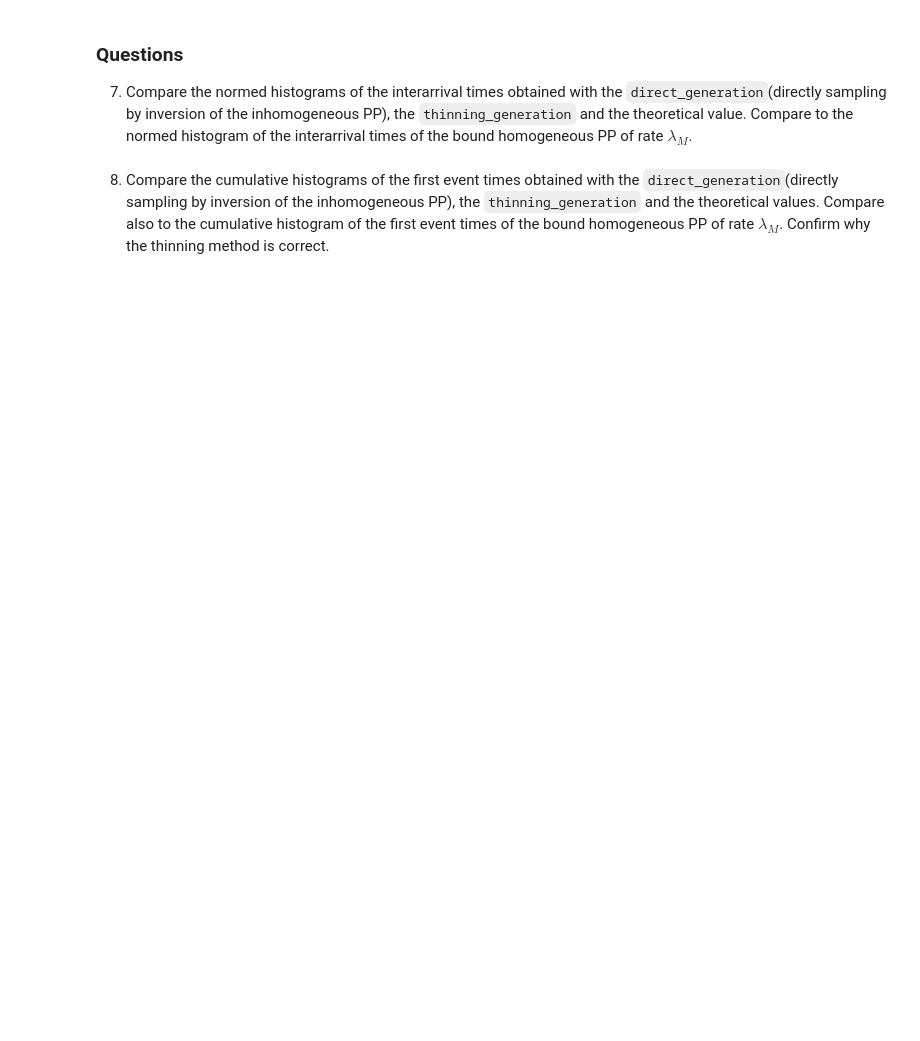
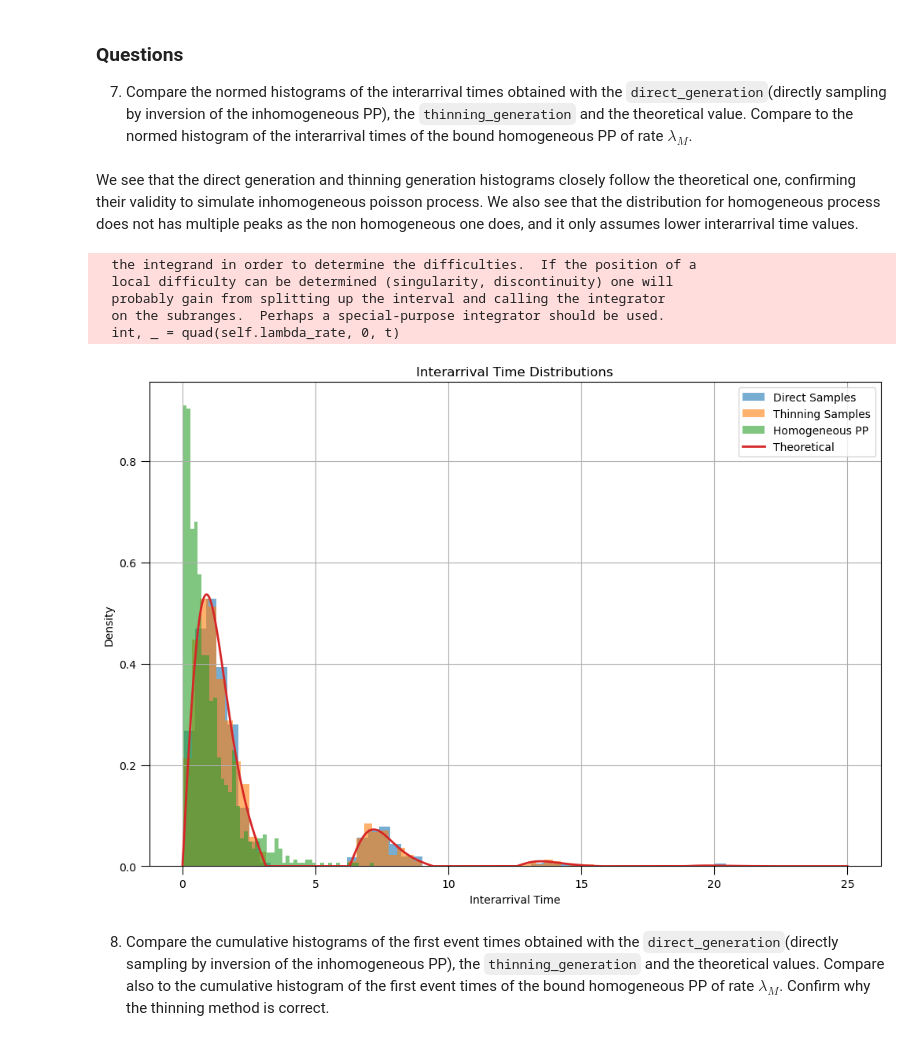
Before and after one commit to sabrinasartori/MAP556, a Jupyter notebook: TP5.ipynb, the cells around one changed output. Saved outputs shown, nothing was run; the diff lists cells and outputs as text; code cells hidden in the pictures; blank space fills up the shorter version.

```diff
--- a/TP5.ipynb
+++ b/TP5.ipynb
@@ -60,6 +128,6 @@ In the code below, please,
 # %%
 class max_cos_PP:
-    def __init__(self,lambda_M):
+    def __init__(self,lambda_M = 1):
         # Parameter initialization
         self.lambda_M = lambda_M
 
@@ -69,7 +137,8 @@ class max_cos_PP:
     def homogeneousPP_generation(self):
         # Write a routine generating the event times of the
         # homogeneous PP of rate lambda_M
-        return
+        U = np.random.rand()
+        return -np.log(U)/self.lambda_M
 
     def direct_generation(self):
         # Routine generating by inversion the event times
@@ -83,15 +152,54 @@ class max_cos_PP:
     def thinning_generation(self):
         # Write a routine generating the event times of the
         # PP of rate lambda by thinning
-        return
+        tau_0 = 0
+        tau = self.homogeneousPP_generation()
+        while np.random.rand() > self.lambda_rate(tau+tau_0)/self.lambda_M:
+            tau_0 += tau
+            tau = self.homogeneousPP_generation()
+        return tau_0 + tau
 
     def theoretical_arrival(self,t):
         # Write a routine generating the probability
         # value for t to be the first arrival time
         # of the target PP
-        return
+        int, _ = quad(self.lambda_rate, 0, t)
+        return self.lambda_rate(t) * math.exp(-int)
 # %% [markdown]
 ### Questions
 7. Compare the normed histograms of the interarrival times obtained with the `direct_generation`(directly sampling by inversion of the inhomogeneous PP), the `thinning_generation` and the theoretical value. Compare to the normed histogram of the interarrival times of the bound homogeneous PP of rate $\lambda_M$.
+# %% [markdown]
+We see that the direct generation and thinning generation histograms closely follow the theoretical one, confirming their validity to simulate inhomogeneous poisson process. We also see that the distribution for homogeneous process does not has multiple peaks as the non homogeneous one does, and it only assumes lower interarrival time values.
+# %%
+l_M = 1
+poisson_process = max_cos_PP(lambda_M=l_M)
+
+n_samples = 1000
+direct_samples = [poisson_process.direct_generation() for _ in range(n_samples)]
+thinning_samples = [poisson_process.thinning_generation() for _ in range(n_samples)]
+homogeneous_samples = [poisson_process.homogeneousPP_generation() for _ in range(n_samples)]
+
+t_values = np.linspace(0, 25, 10000)
+theoretical_pdf = [poisson_process.theoretical_arrival(t) for t in t_values]
+
+plt.figure(figsize=(12, 8))
+plt.hist(direct_samples, bins=50, density=True, alpha=0.6, label='Direct Samples')
+plt.hist(thinning_samples, bins=50, density=True, alpha=0.6, label='Thinning Samples')
+plt.hist(homogeneous_samples, bins=50, density=True, alpha=0.6, label='Homogeneous PP')
+plt.plot(t_values, theoretical_pdf, label='Theoretical', linewidth=2)
+
+plt.xlabel('Interarrival Time')
+plt.ylabel('Density')
+plt.title('Interarrival Time Distributions')
+plt.legend()
+plt.grid()
+plt.show()
+# %% [output]
+  the integrand in order to determine the difficulties.  If the position of a
+  local difficulty can be determined (singularity, discontinuity) one will
+  probably gain from splitting up the interval and calling the integrator
+  on the subranges.  Perhaps a special-purpose integrator should be used.
+  int, _ = quad(self.lambda_rate, 0, t)
+[figure, added]
 # %% [markdown]
 8. Compare the cumulative histograms of the first event times obtained with the `direct_generation`(directly sampling by inversion of the inhomogeneous PP), the `thinning_generation` and the theoretical values. Compare also to the cumulative histogram of the first event times of the bound homogeneous PP of rate $\lambda_M$. Confirm why the thinning method is correct.
```
Also changed, not shown: parts of 17 cells of this notebook, 2 other files.
